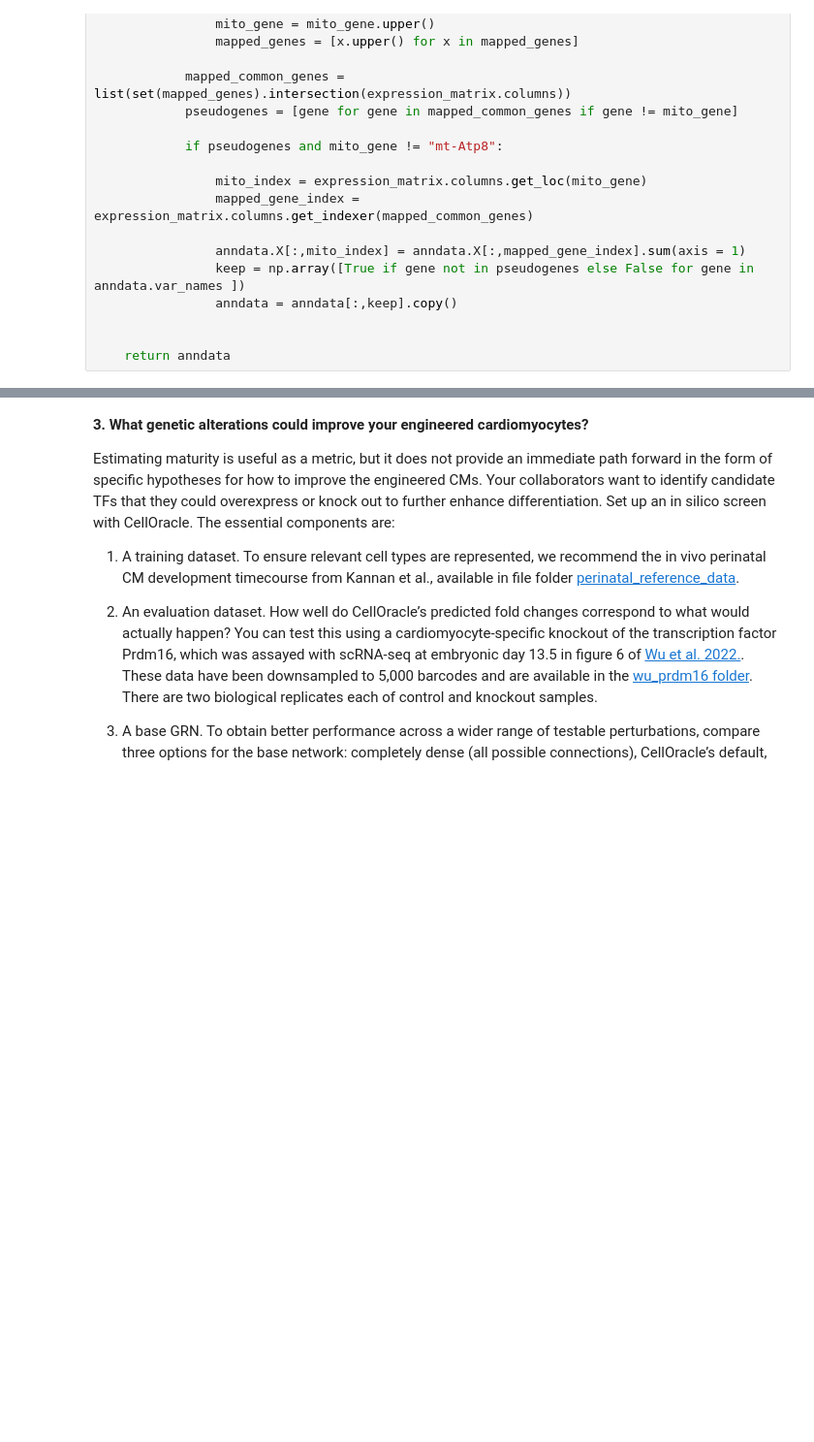
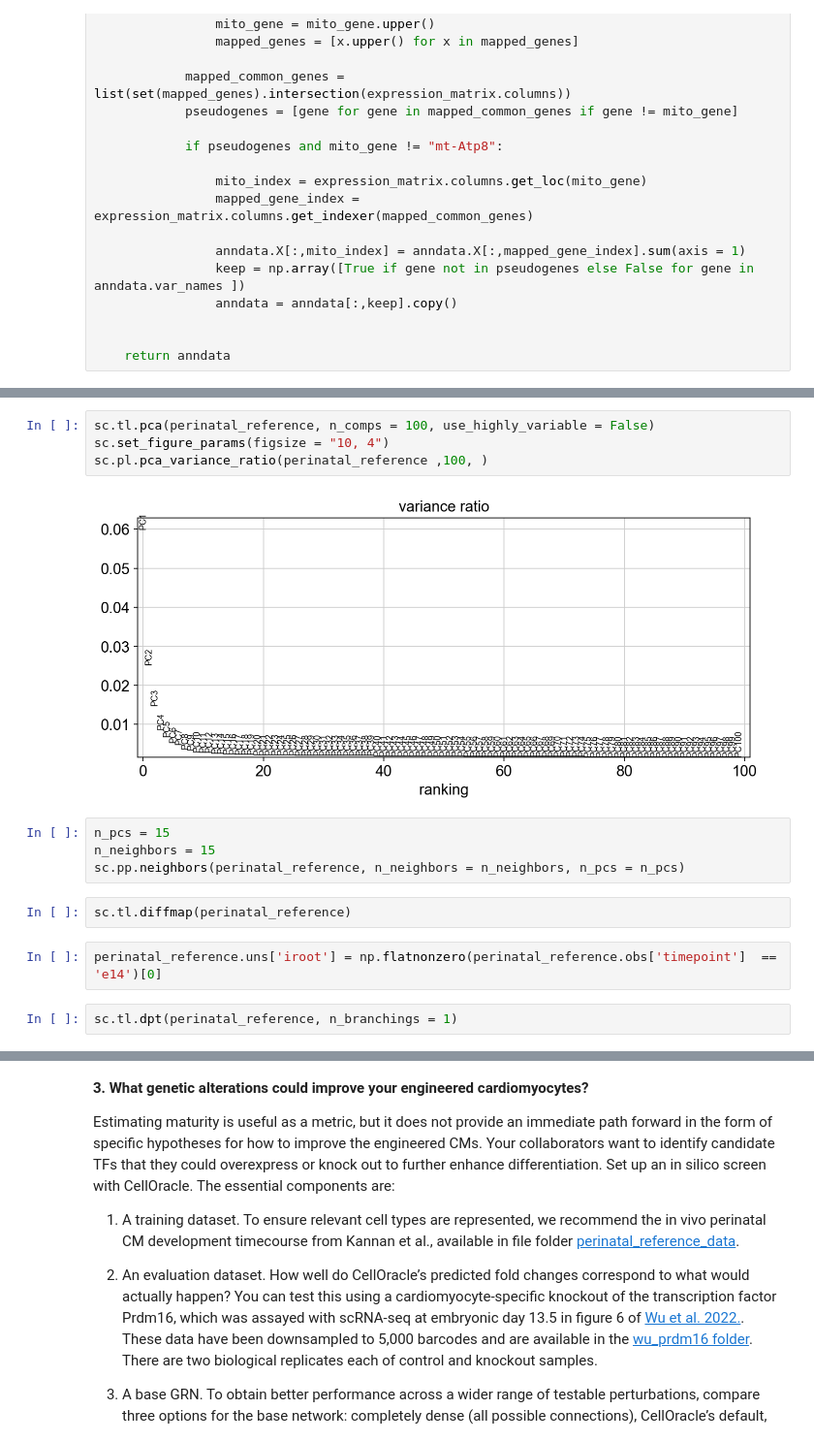
Before and after one commit to shoulton/CSCB-Final-Project, a Jupyter notebook: Final_project.ipynb, the cells around one changed output, grey strips where cells are left out. Shown at 97% size. Saved outputs shown, nothing was run; the diff lists cells and outputs as text; blank space fills up the shorter version.

```diff
--- a/Final_project.ipynb
+++ b/Final_project.ipynb
@@ -198,0 +268,16 @@ def mito_correct(mitomap, anndata, species = "mouse"):
+# %%
+sc.tl.pca(perinatal_reference, n_comps = 100, use_highly_variable = False)
+sc.set_figure_params(figsize = "10, 4")
+sc.pl.pca_variance_ratio(perinatal_reference ,100, )
+# %% [output]
+[figure, added]
+# %%
+n_pcs = 15
+n_neighbors = 15
+sc.pp.neighbors(perinatal_reference, n_neighbors = n_neighbors, n_pcs = n_pcs)
+# %%
+sc.tl.diffmap(perinatal_reference)
+# %%
+perinatal_reference.uns['iroot'] = np.flatnonzero(perinatal_reference.obs['timepoint']  == 'e14')[0]
+# %%
+sc.tl.dpt(perinatal_reference, n_branchings = 1)
```
Also changed, not shown: parts of 15 cells of this notebook.
